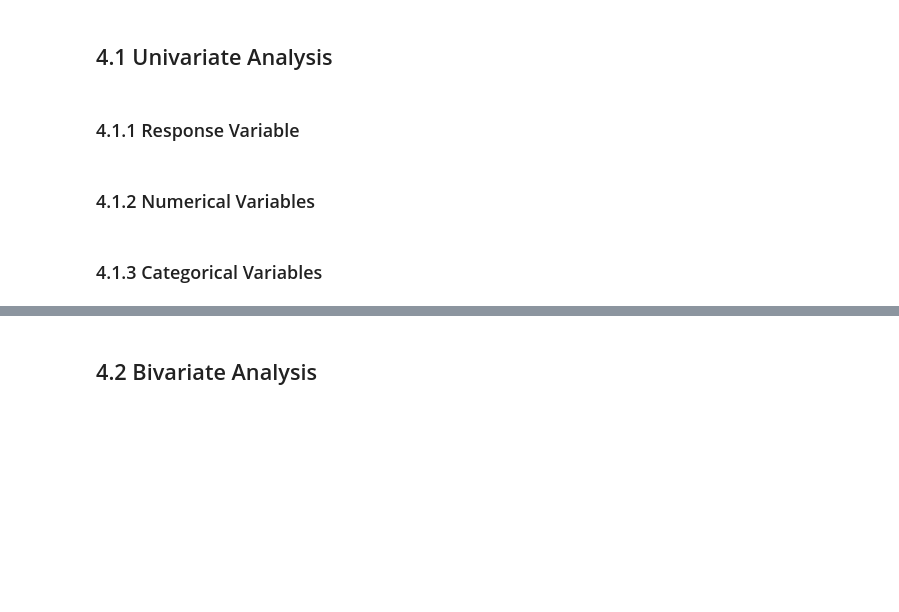
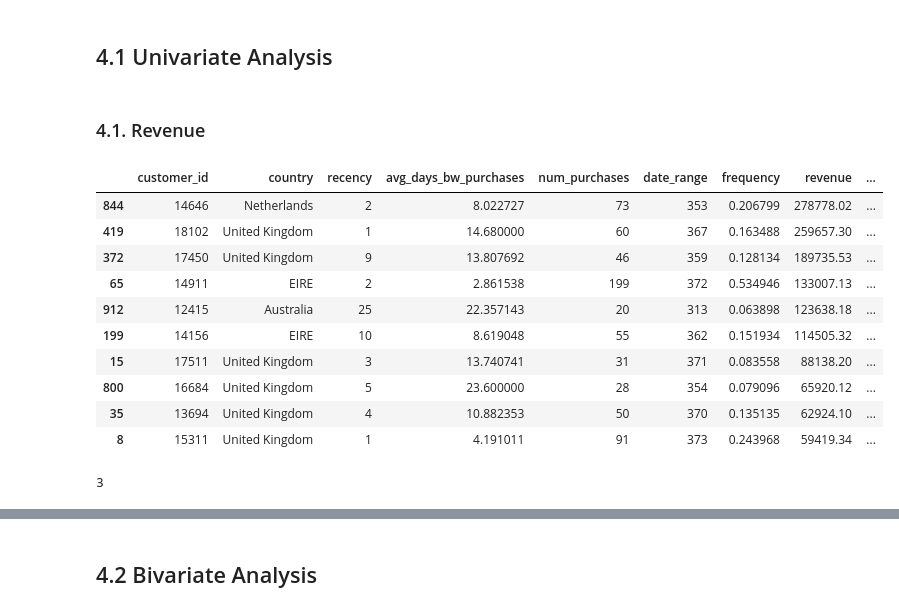
Before and after one commit to humberto-aguiar/Insiders-Fidelity-Clustering, a Jupyter notebook: notebooks/c5-feature-engineering.ipynb, the cells around one changed output, grey strips where cells are left out. Saved outputs shown, nothing was run; the diff lists cells and outputs as text; code cells hidden in the pictures; blank space fills up the shorter version.

```diff
--- a/notebooks/c5-feature-engineering.ipynb
+++ b/notebooks/c5-feature-engineering.ipynb
@@ -791,6 +790,25 @@ from pandas_profiling import report
 # %% [markdown]
-### 4.1.1 Response Variable
+### 4.1. Revenue
-# %% [markdown]
-### 4.1.2 Numerical Variables
-# %% [markdown]
-### 4.1.3 Categorical Variables
+# %%
+df4.sort_values('revenue', ascending = False).head(10)
+# %% [output]
+|  | customer_id | country | recency | avg_days_bw_purchases | num_purchases | date_range | frequency | revenue | ... |
+| 844 | 14646 | Netherlands | 2 | 8.022727 | 73 | 353 | 0.206799 | 278778.02 | ... |
+| 419 | 18102 | United Kingdom | 1 | 14.680000 | 60 | 367 | 0.163488 | 259657.30 | ... |
+| 372 | 17450 | United Kingdom | 9 | 13.807692 | 46 | 359 | 0.128134 | 189735.53 | ... |
+| 65 | 14911 | EIRE | 2 | 2.861538 | 199 | 372 | 0.534946 | 133007.13 | ... |
+| 912 | 12415 | Australia | 25 | 22.357143 | 20 | 313 | 0.063898 | 123638.18 | ... |
+| 199 | 14156 | EIRE | 10 | 8.619048 | 55 | 362 | 0.151934 | 114505.32 | ... |
+| 15 | 17511 | United Kingdom | 3 | 13.740741 | 31 | 371 | 0.083558 | 88138.20 | ... |
+| 800 | 16684 | United Kingdom | 5 | 23.600000 | 28 | 354 | 0.079096 | 65920.12 | ... |
+| 35 | 13694 | United Kingdom | 4 | 10.882353 | 50 | 370 | 0.135135 | 62924.10 | ... |
+| 8 | 15311 | United Kingdom | 1 | 4.191011 | 91 | 373 | 0.243968 | 59419.34 | ... |
+# %%
+# taking a look at the customers that bought more items and it seems like normal behaviour
+df3[df3['customer_id'] == 14646]
+df3[df3['customer_id'] == 18102]
+df3[df3['customer_id'] == 17450]
+
+len(df3.loc[ (df3['customer_id'] == 17450) & (df3['quantity'] < 0) ] )
+# %% [output]
+3
```
Also changed, not shown: parts of 23 cells of this notebook, 1 other file.
